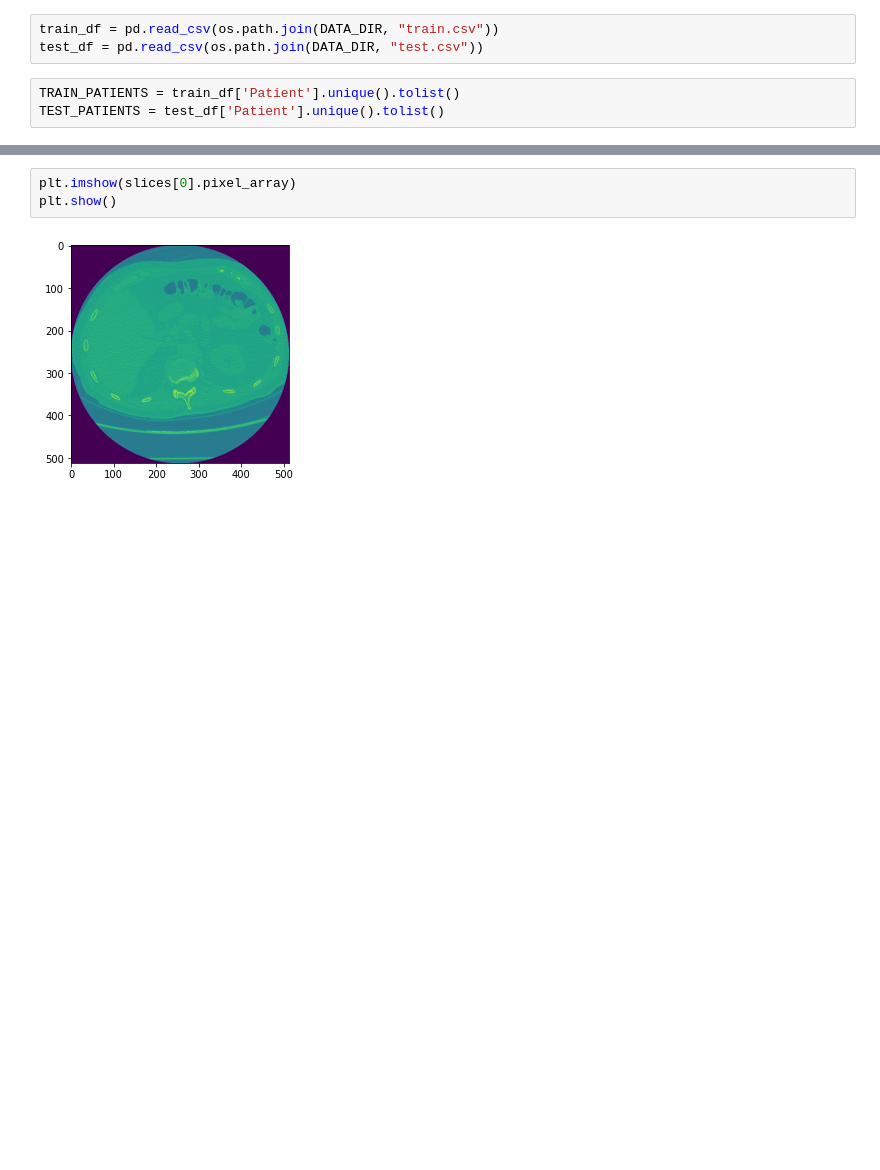
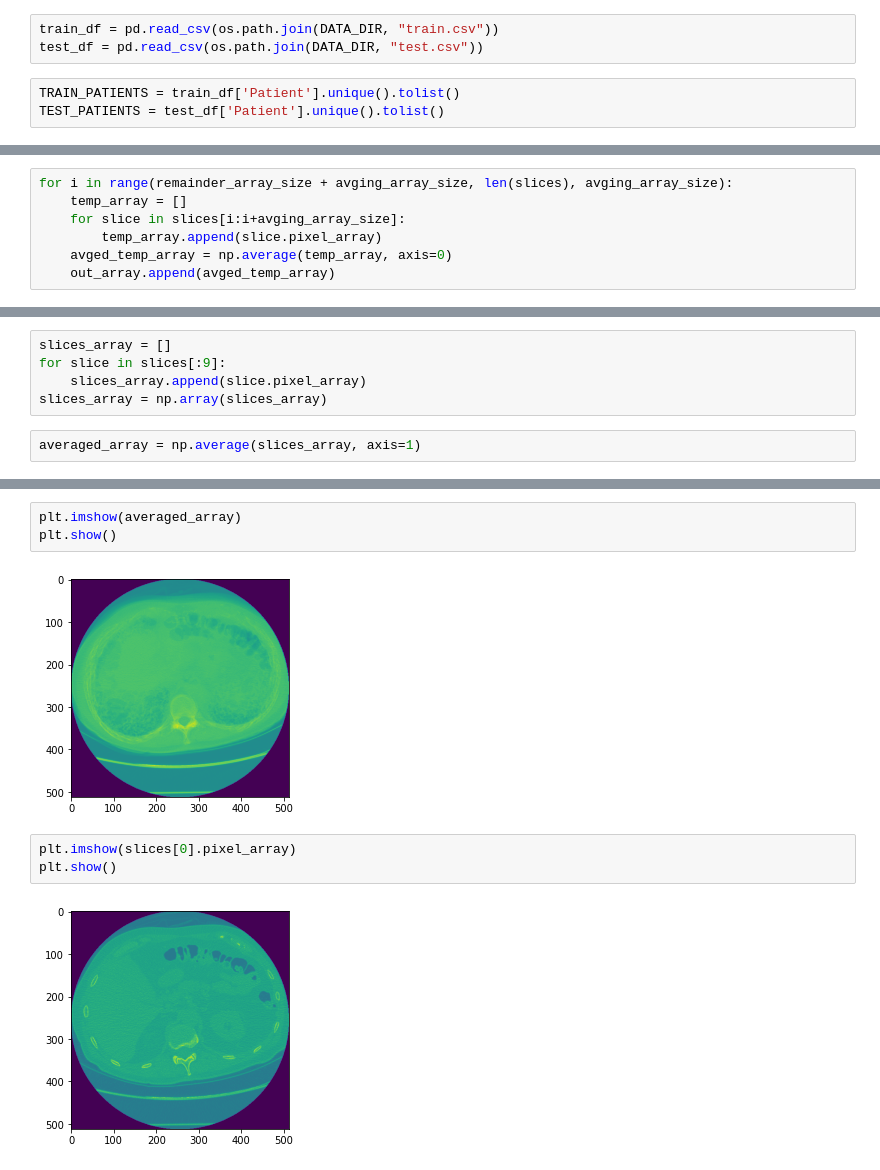
Before and after one commit to jonykarki/Kaggle-OSIC-Pulmonary-Fibrosis-Progression, a Jupyter notebook: QR + DICOM/main.ipynb, the cells around one changed output, grey strips where cells are left out. Cells and saved outputs as stored; diff of their text form; blank space fills up the shorter version.

```diff
--- a/QR + DICOM/main.ipynb
+++ b/QR + DICOM/main.ipynb
@@ -30,0 +51,7 @@ slices[0].pixel_array.shape
+# %%
+for i in range(remainder_array_size + avging_array_size, len(slices), avging_array_size):
+    temp_array = []
+    for slice in slices[i:i+avging_array_size]:
+        temp_array.append(slice.pixel_array)
+    avged_temp_array = np.average(temp_array, axis=0)
+    out_array.append(avged_temp_array)
@@ -30,0 +68,7 @@ slices[0].pixel_array.shape
+# %%
+slices_array = []
+for slice in slices[:9]:
+    slices_array.append(slice.pixel_array)
+slices_array = np.array(slices_array)
+# %%
+averaged_array = np.average(slices_array, axis=1)
@@ -31,3 +79,8 @@ slices[0].pixel_array.shape
+# %%
+plt.imshow(averaged_array)
+plt.show()
+# %% [output]
+[figure, added]
 # %%
 plt.imshow(slices[0].pixel_array)
 plt.show()
```
Also changed, not shown: parts of 8 cells of this notebook, 1 other file.
